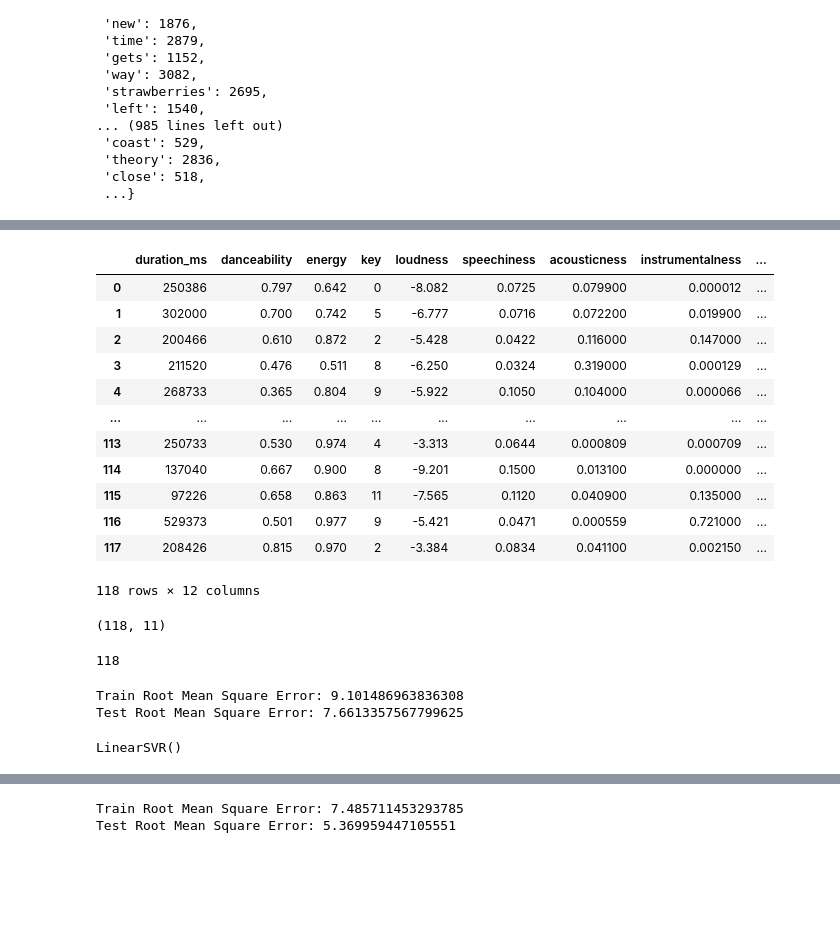
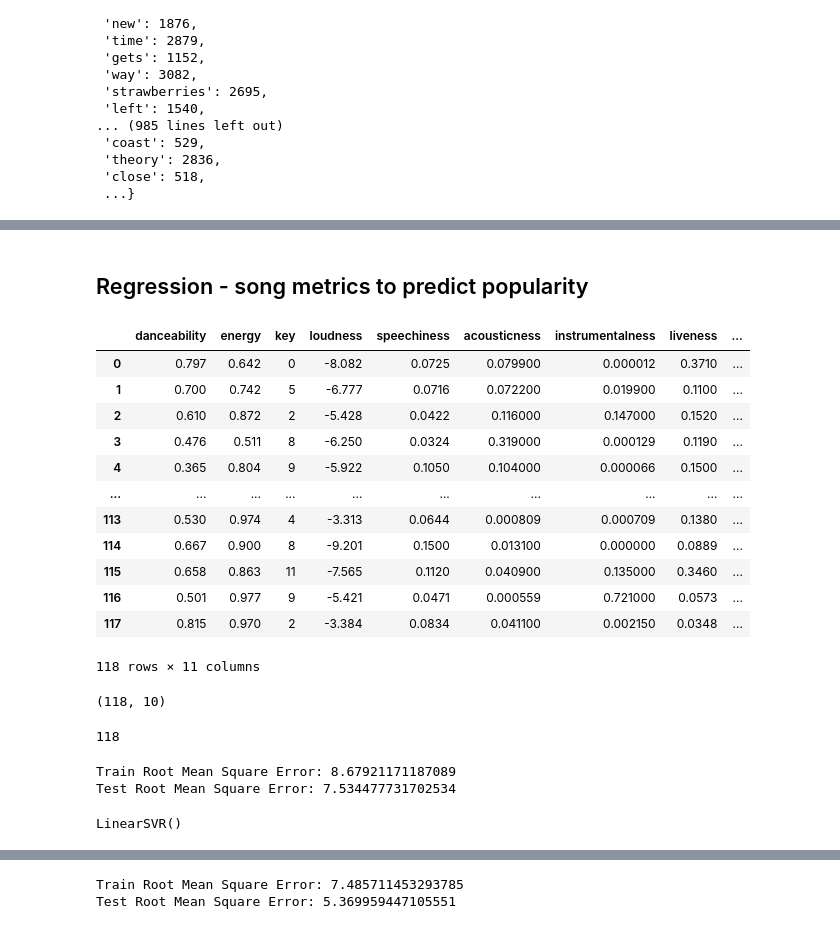
Before and after one commit to klsalcedo/lyric_generation, a Jupyter notebook: lyric_analysis.ipynb, the cells around one changed output, grey strips where cells are left out. Saved outputs shown, nothing was run; the diff lists cells and outputs as text; code cells hidden in the pictures; blank space fills up the shorter version.

Commit message:
predicted populartiy

```diff
--- a/lyric_analysis.ipynb
+++ b/lyric_analysis.ipynb
@@ -1119,22 +1210,24 @@ df_test.shape
+# %% [markdown]
+## Regression - song metrics to predict popularity
 # %%
-rhcp_reg1 = rhcp.drop(columns=['explicit', 'album', 'track', 'uri',
+rhcp_reg1 = rhcp.drop(columns=['duration_ms', 'explicit', 'album', 'track', 'uri',
                               'tokenized_lyrics', 'cleaned_lyrics',
                               'track_number','lyrics','explicit', 'stopped_lyrics'], axis=1)
 rhcp_reg1
 # %% [output]
-|  | duration_ms | danceability | energy | key | loudness | speechiness | acousticness | instrumentalness | ... |
-| 0 | 250386 | 0.797 | 0.642 | 0 | -8.082 | 0.0725 | 0.079900 | 0.000012 | ... |
-| 1 | 302000 | 0.700 | 0.742 | 5 | -6.777 | 0.0716 | 0.072200 | 0.019900 | ... |
-| 2 | 200466 | 0.610 | 0.872 | 2 | -5.428 | 0.0422 | 0.116000 | 0.147000 | ... |
-| 3 | 211520 | 0.476 | 0.511 | 8 | -6.250 | 0.0324 | 0.319000 | 0.000129 | ... |
-| 4 | 268733 | 0.365 | 0.804 | 9 | -5.922 | 0.1050 | 0.104000 | 0.000066 | ... |
+|  | danceability | energy | key | loudness | speechiness | acousticness | instrumentalness | liveness | ... |
+| 0 | 0.797 | 0.642 | 0 | -8.082 | 0.0725 | 0.079900 | 0.000012 | 0.3710 | ... |
+| 1 | 0.700 | 0.742 | 5 | -6.777 | 0.0716 | 0.072200 | 0.019900 | 0.1100 | ... |
+| 2 | 0.610 | 0.872 | 2 | -5.428 | 0.0422 | 0.116000 | 0.147000 | 0.1520 | ... |
+| 3 | 0.476 | 0.511 | 8 | -6.250 | 0.0324 | 0.319000 | 0.000129 | 0.1190 | ... |
+| 4 | 0.365 | 0.804 | 9 | -5.922 | 0.1050 | 0.104000 | 0.000066 | 0.1500 | ... |
 | ... | ... | ... | ... | ... | ... | ... | ... | ... | ... |
-| 113 | 250733 | 0.530 | 0.974 | 4 | -3.313 | 0.0644 | 0.000809 | 0.000709 | ... |
-| 114 | 137040 | 0.667 | 0.900 | 8 | -9.201 | 0.1500 | 0.013100 | 0.000000 | ... |
-| 115 | 97226 | 0.658 | 0.863 | 11 | -7.565 | 0.1120 | 0.040900 | 0.135000 | ... |
-| 116 | 529373 | 0.501 | 0.977 | 9 | -5.421 | 0.0471 | 0.000559 | 0.721000 | ... |
-| 117 | 208426 | 0.815 | 0.970 | 2 | -3.384 | 0.0834 | 0.041100 | 0.002150 | ... |
+| 113 | 0.530 | 0.974 | 4 | -3.313 | 0.0644 | 0.000809 | 0.000709 | 0.1380 | ... |
+| 114 | 0.667 | 0.900 | 8 | -9.201 | 0.1500 | 0.013100 | 0.000000 | 0.0889 | ... |
+| 115 | 0.658 | 0.863 | 11 | -7.565 | 0.1120 | 0.040900 | 0.135000 | 0.3460 | ... |
+| 116 | 0.501 | 0.977 | 9 | -5.421 | 0.0471 | 0.000559 | 0.721000 | 0.0573 | ... |
+| 117 | 0.815 | 0.970 | 2 | -3.384 | 0.0834 | 0.041100 | 0.002150 | 0.0348 | ... |
-118 rows × 12 columns
+118 rows × 11 columns
 # %%
 y = rhcp_reg1['popularity']
 X = rhcp_reg1.drop(columns=['popularity'])
@@ -1142,7 +1235,7 @@ X_train, X_test, y_train, y_test = train_test_split(X, y, test_size=0.2, random_
 # %%
 X.shape
 # %% [output]
-(118, 11)
+(118, 10)
 # %%
 len(y)
 # %% [output]
@@ -1162,10 +1255,10 @@ def full_reg(model, X_train, X_test, y_train, y_test):
 
     return model
 # %%
-model = LinearSVR()
-full_reg(model, X_train, X_test, y_train, y_test)
+svr = LinearSVR()
+full_reg(svr, X_train, X_test, y_train, y_test)
 # %% [output]
-Train Root Mean Square Error: 9.101486963836308
-Test Root Mean Square Error: 7.6613357567799625
+Train Root Mean Square Error: 8.67921171187089
+Test Root Mean Square Error: 7.534477731702534
 LinearSVR()
 # %%
```
Also changed, not shown: parts of 76 cells of this notebook, 1 other file.
